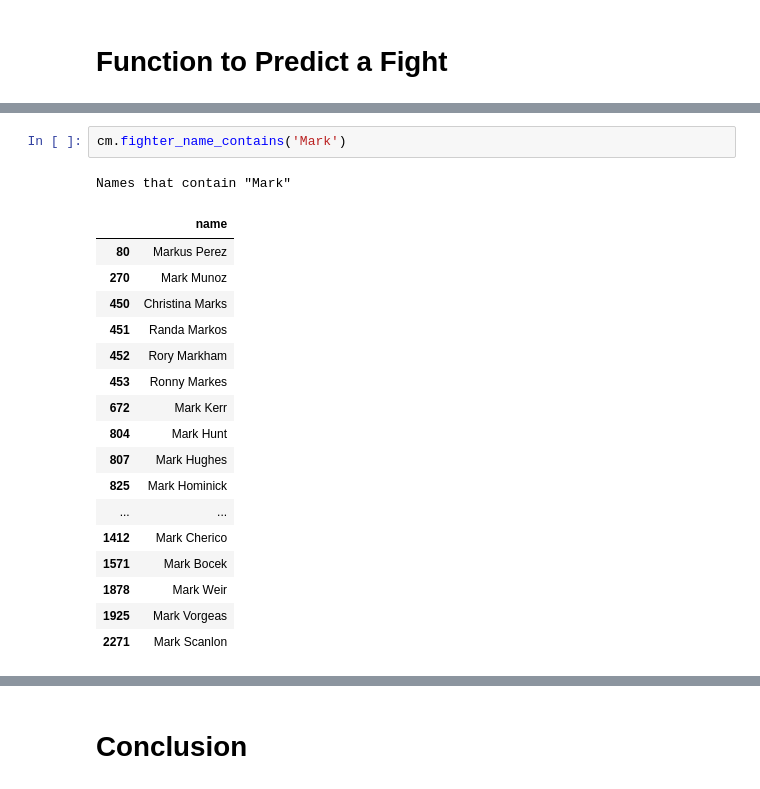
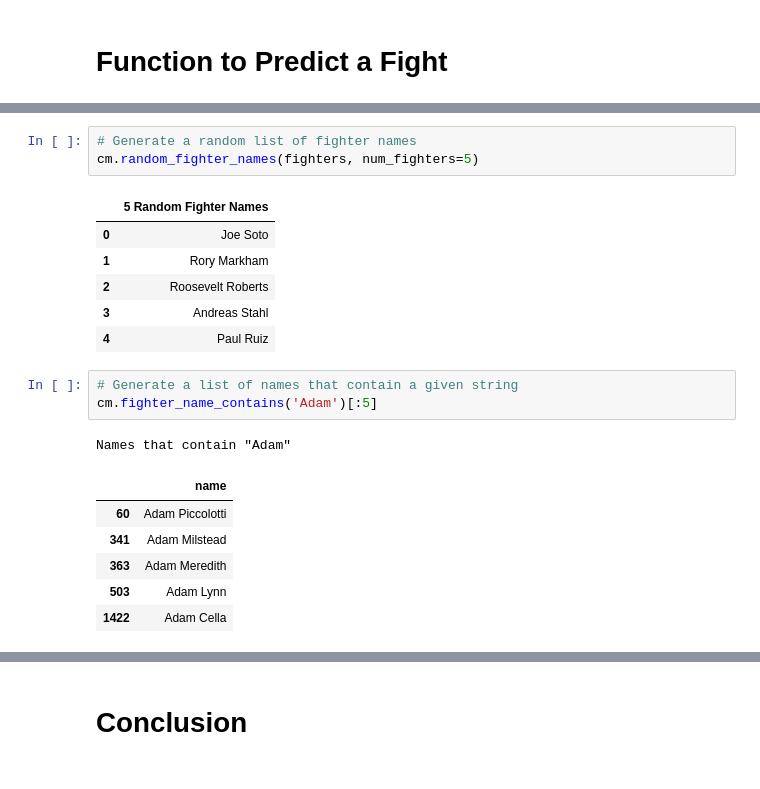
Before and after one commit to AdamBlomfield/machine_learning_ufc_data, a Jupyter notebook: notebooks/final_notebook.ipynb, the cells around one changed output, grey strips where cells are left out. Cells and saved outputs as stored; diff of their text form.

```diff
--- a/notebooks/final_notebook.ipynb
+++ b/notebooks/final_notebook.ipynb
@@ -555,24 +536,24 @@ cm.random_fighter_names(fighters, num_fighters=10)
-# %%
-cm.fighter_name_contains('Mark')
-# %% [output]
-Names that contain "Mark"
-|  | name |
-| 80 | Markus Perez |
-| 270 | Mark Munoz |
-| 450 | Christina Marks |
-| 451 | Randa Markos |
-| 452 | Rory Markham |
-| 453 | Ronny Markes |
-| 672 | Mark Kerr |
-| 804 | Mark Hunt |
-| 807 | Mark Hughes |
-| 825 | Mark Hominick |
-| ... | ... |
-| 1412 | Mark Cherico |
-| 1571 | Mark Bocek |
-| 1878 | Mark Weir |
-| 1925 | Mark Vorgeas |
-| 2271 | Mark Scanlon |
+# %%
+# Generate a random list of fighter names
+cm.random_fighter_names(fighters, num_fighters=5)
+# %% [output]
+|  | 5 Random Fighter Names |
+| 0 | Joe Soto |
+| 1 | Rory Markham |
+| 2 | Roosevelt Roberts |
+| 3 | Andreas Stahl |
+| 4 | Paul Ruiz |
+# %%
+# Generate a list of names that contain a given string
+cm.fighter_name_contains('Adam')[:5]
+# %% [output]
+Names that contain "Adam"
+|  | name |
+| 60 | Adam Piccolotti |
+| 341 | Adam Milstead |
+| 363 | Adam Meredith |
+| 503 | Adam Lynn |
+| 1422 | Adam Cella |
 # %%
 cm.predict_fight(data, fighters)
 # %% [output]
```
Also changed, not shown: parts of 13 cells of this notebook, 11 other files.
